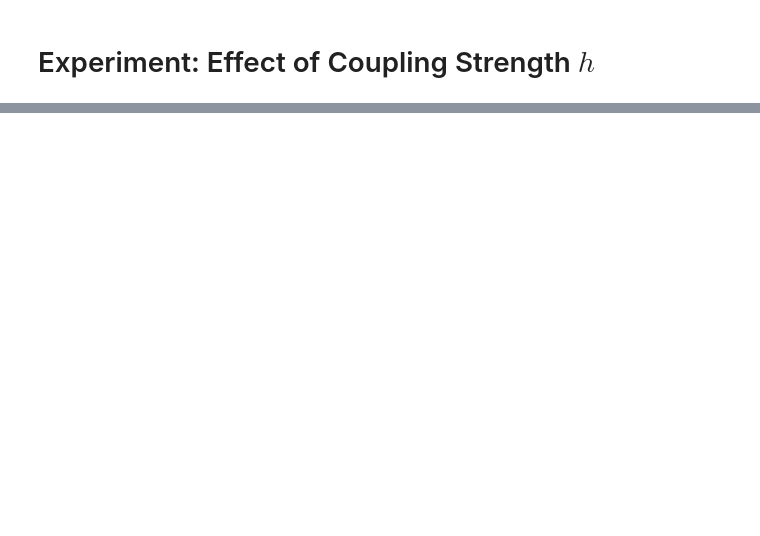
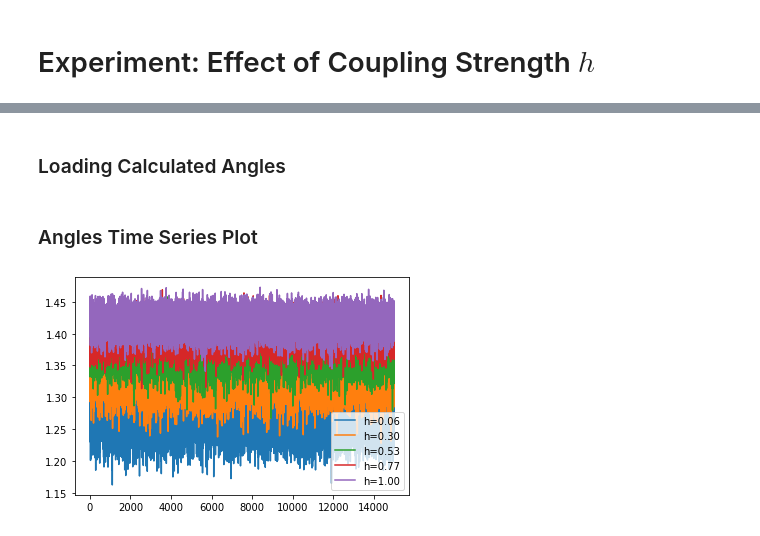
Before and after one commit to CalvinNesbitt/Lorenz-96-Two-Layer, a Jupyter notebook: Coupling-Effect.ipynb, the cells around one changed output, grey strips where cells are left out. Cells and saved outputs as stored; diff of their text form; code cells hidden in the pictures; blank space fills up the shorter version.

```diff
--- a/Coupling-Effect.ipynb
+++ b/Coupling-Effect.ipynb
@@ -204,0 +132,2 @@ print(processed_long.attrs['h'])
+# %%
+da = xr.open_dataset('h-effect/1/Min_Principle_Angle.nc')
@@ -204,0 +136,24 @@ print(processed_long.attrs['h'])
+# %%
+# Looking at dimension of tangency
+for i, angles in enumerate(princ_angles):
+    dim_intersect = []
+    h = h_experiment[i].h
+    print(h)
+    for data in angles:
+        dim_intersect.append(len(data[data <= 1.e-5]))
+    plt.plot(h, dim_intersect.count(9), '*', label= f'{h}')
+    print([[x, dim_intersect.count(x)] for x in set(dim_intersect)])
+plt.legend()
+plt.show()
+# %%
+# # Saving
+for i, angles in tqdm(enumerate(princ_angles)):
+    print(f'h= {h_experiment[i].h}')
+    print(len(angles[0]))
+    _time = h_experiment[i].time.values
+    pa_indexes = np.arange(len(angles[0]), 0, -1)
+    print(xr.DataArray(angles, coords=[_time, pa_indexes], dims=['time','Angle_index'],  name='Principal_Angles'))
+#                      attrs={'h': h_experiment[i].h}))
+    print(f'Saving to h-effect/{i + 1}/Principle_Angle.nc')
+    #da.to_netcdf(f'h-effect/{i + 1}/Manifold_Angle.nc')
+    #h_experiment[i] = ds.assign({'Manifold_Angle':da})
@@ -204,0 +169,17 @@ print(processed_long.attrs['h'])
+# %% [markdown]
+### Loading Calculated Angles
+# %%
+manifold_angles = []
+for i in range(1, 6):
+    ds = xr.open_dataset(f'h-effect/{i}/Manifold_Angle.nc')
+    da = ds.manifold_angle
+    manifold_angles.append(da)
+# %% [markdown]
+### Angles Time Series Plot
+# %%
+for i, data in enumerate(h_experiment):
+    plt.plot(manifold_angles[i], label=f'h={data.h:.2f}')
+plt.legend()
+plt.show()
+# %% [output]
+[figure, added]
```
Also changed, not shown: parts of 97 cells of this notebook, 9 other files.
